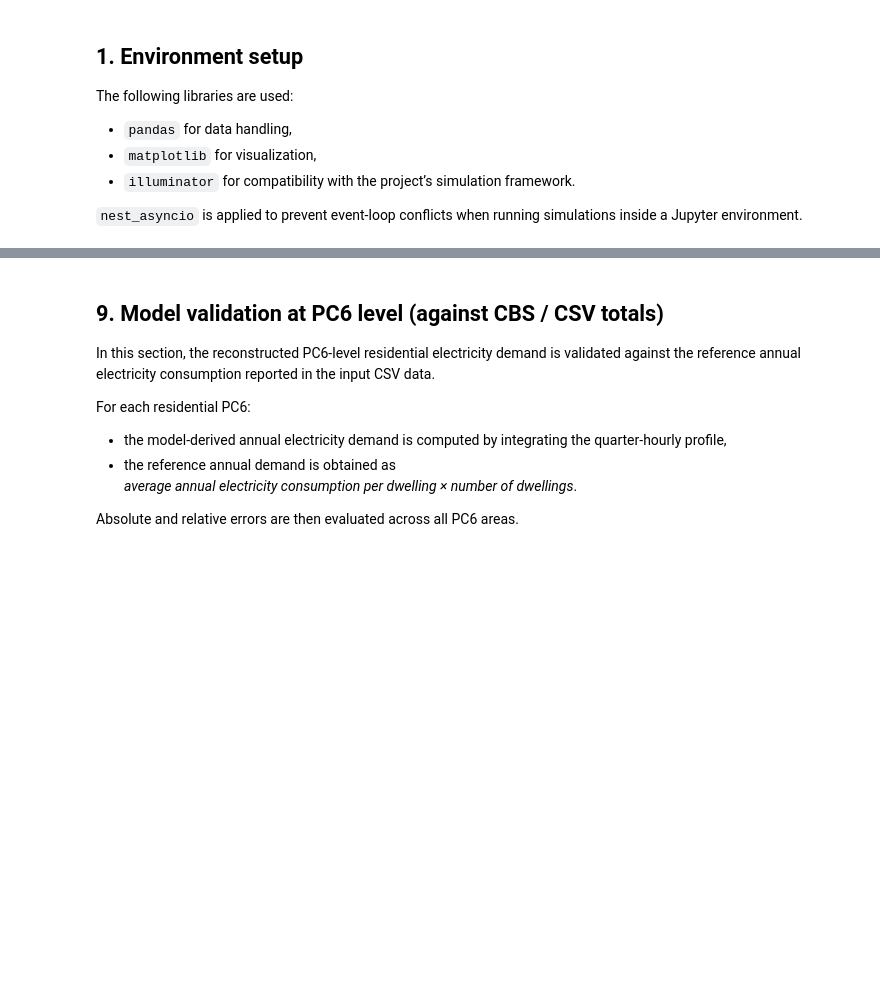
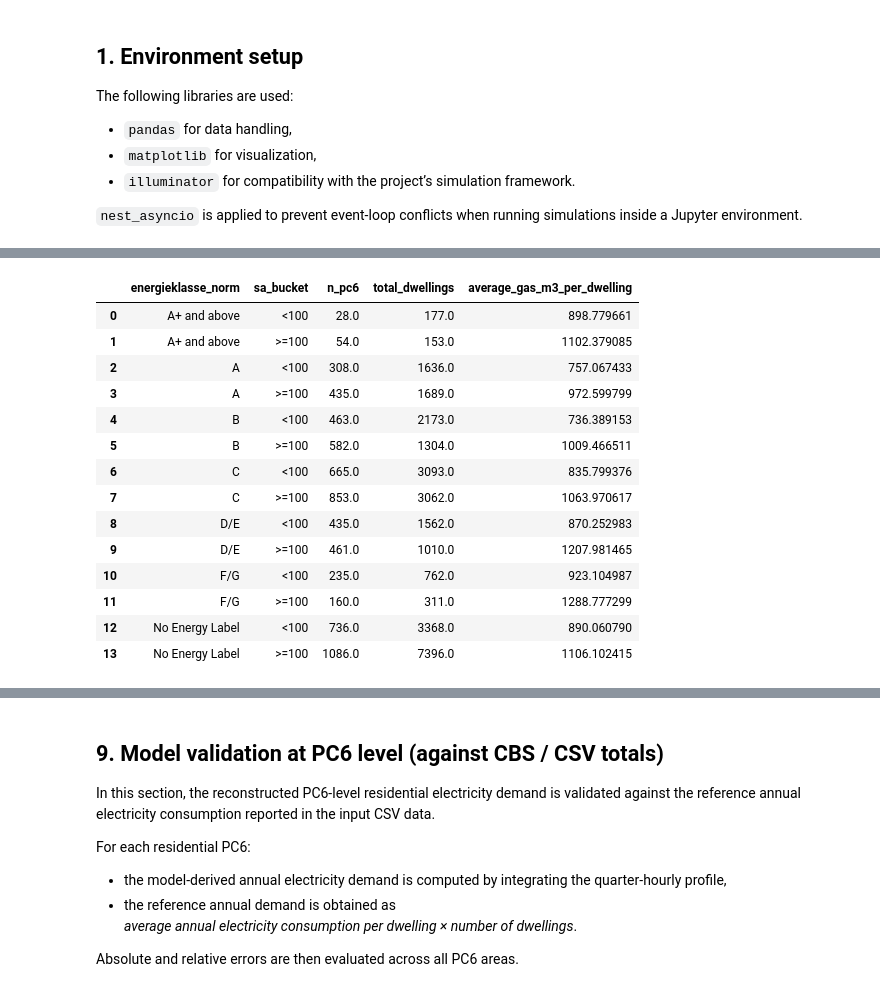
Before and after one commit to Dialectiek/policy-tool-slice, a Jupyter notebook: Alkmaar_load_profiles/alkmaar_load_profiles.ipynb, the cells around one changed output, grey strips where cells are left out. Drawn from its saved outputs; the diff is of its cells as text; code cells hidden in the pictures; blank space fills up the shorter version.

```diff
--- a/Alkmaar_load_profiles/alkmaar_load_profiles.ipynb
+++ b/Alkmaar_load_profiles/alkmaar_load_profiles.ipynb
@@ -473,0 +851,85 @@ The resulting PC6 profiles represent quarter-hourly residential electricity dema
+# %%
+# ============================================================
+# STEP 3 — Gas consumption of gas-heated PC6 (WEIGHTED, LABEL × SURFACE)
+# Buckets:
+#   - gas-heated PC6:
+#       (gas_ean_any > 0) AND (gas_m3_per_dwelling >= low_gas_threshold)
+#   - energy label bucket (dwelling-level):
+#       energieklasse_norm ∈ ['A+ and above','A','B','C','D/E','F/G','No Energy Label']
+#   - surface area bucket (dwelling-level):
+#       sa_bucket ∈ ['<100','>=100']
+#
+# Weighting:
+#   - Each PC6 contributes to a bucket with weight = number of dwellings
+#     in that PC6 that fall into the bucket
+#
+# Output (average per dwelling):
+#   - gas_m3_per_dwelling
+# ============================================================
+
+# Normalize energy labels (uses your helper)
+residential_pc6_df["energieklasse_norm"] = residential_pc6_df["energieklasse"].apply(
+    _normalize_energy_label
+)
+
+# Gas-heated PC6s
+pc6_step3 = pc6_base.loc[
+    (pc6_base["gas_ean_any"] > 0)
+    & (pc6_base["gas_m3_per_dwelling"] >= low_gas_threshold)
+].copy()
+
+# Attach PC6-level gas values to dwelling-level rows
+pc6_step3_keys = pc6_step3[["postcode", "gas_m3_per_dwelling"]].copy()
+
+df3 = residential_pc6_df.merge(pc6_step3_keys, on="postcode", how="inner").copy()
+df3["sa_bucket"] = df3["sa_bucket"].astype(str)
+
+# Count dwellings per PC6 per bucket (weights)
+bucket_counts_3 = (
+    df3
+    .groupby(["postcode", "energieklasse_norm", "sa_bucket"], as_index=False)
+    .size()
+    .rename(columns={"size": "n_in_bucket"})
+)
+
+# Attach gas values
+bucket_counts_3 = bucket_counts_3.merge(
+    pc6_step3_keys,
+    on="postcode",
+    how="left",
+)
+
+# Weighted averages
+def _wavg(x, w):
+    wsum = float(w.sum())
+    return float((x * w).sum() / wsum) if wsum > 0 else float("nan")
+
+step3_bucket_stats = (
+    bucket_counts_3
+    .groupby(["energieklasse_norm", "sa_bucket"], as_index=False)
+    .apply(lambda g: pd.Series({
+        "n_pc6": int(g["postcode"].nunique()),
+        "total_dwellings": int(g["n_in_bucket"].sum()),
+        "average_gas_m3_per_dwelling": _wavg(g["gas_m3_per_dwelling"], g["n_in_bucket"]),
+    }))
+    .reset_index(drop=True)
+)
+
+# Ordering
+label_order = ["A+ and above", "A", "B", "C", "D/E", "F/G", "No Energy Label"]
+sa_order = ["<100", ">=100"]
+
+step3_bucket_stats["energieklasse_norm"] = pd.Categorical(
+    step3_bucket_stats["energieklasse_norm"], categories=label_order, ordered=True
+)
+step3_bucket_stats["sa_bucket"] = pd.Categorical(
+    step3_bucket_stats["sa_bucket"], categories=sa_order, ordered=True
+)
+
+step3_bucket_stats = step3_bucket_stats.sort_values(
+    ["energieklasse_norm", "sa_bucket"]
+).reset_index(drop=True)
+
+print("STEP 3 — Gas consumption of gas-heated PC6 (WEIGHTED, LABEL × SURFACE)")
+display(step3_bucket_stats)
+# %% [output]
@@ -473,0 +937,15 @@ The resulting PC6 profiles represent quarter-hourly residential electricity dema
+|  | energieklasse_norm | sa_bucket | n_pc6 | total_dwellings | average_gas_m3_per_dwelling |
+| 0 | A+ and above | <100 | 28.0 | 177.0 | 898.779661 |
+| 1 | A+ and above | >=100 | 54.0 | 153.0 | 1102.379085 |
+| 2 | A | <100 | 308.0 | 1636.0 | 757.067433 |
+| 3 | A | >=100 | 435.0 | 1689.0 | 972.599799 |
+| 4 | B | <100 | 463.0 | 2173.0 | 736.389153 |
+| 5 | B | >=100 | 582.0 | 1304.0 | 1009.466511 |
+| 6 | C | <100 | 665.0 | 3093.0 | 835.799376 |
+| 7 | C | >=100 | 853.0 | 3062.0 | 1063.970617 |
+| 8 | D/E | <100 | 435.0 | 1562.0 | 870.252983 |
+| 9 | D/E | >=100 | 461.0 | 1010.0 | 1207.981465 |
+| 10 | F/G | <100 | 235.0 | 762.0 | 923.104987 |
+| 11 | F/G | >=100 | 160.0 | 311.0 | 1288.777299 |
+| 12 | No Energy Label | <100 | 736.0 | 3368.0 | 890.060790 |
+| 13 | No Energy Label | >=100 | 1086.0 | 7396.0 | 1106.102415 |
```
Also changed, not shown: parts of 65 cells of this notebook, 1 other file.
